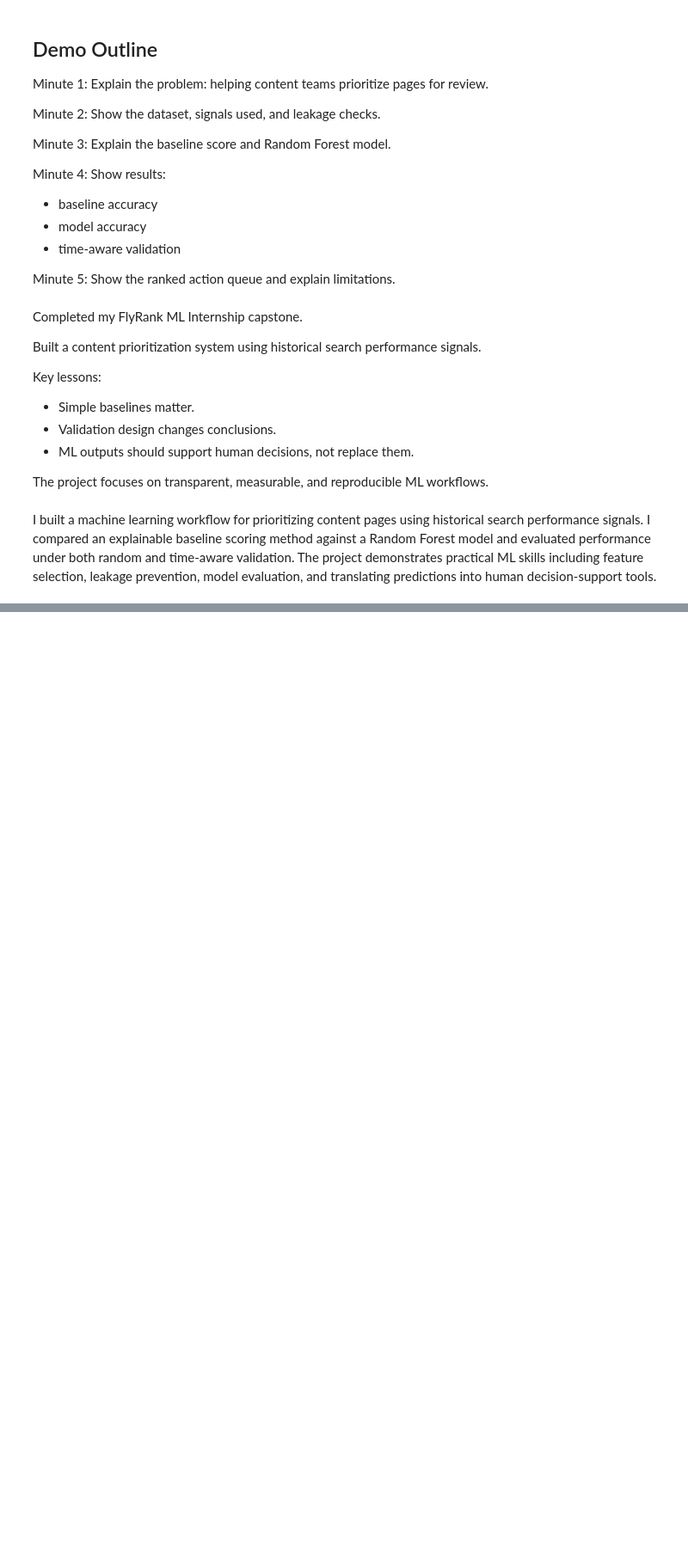
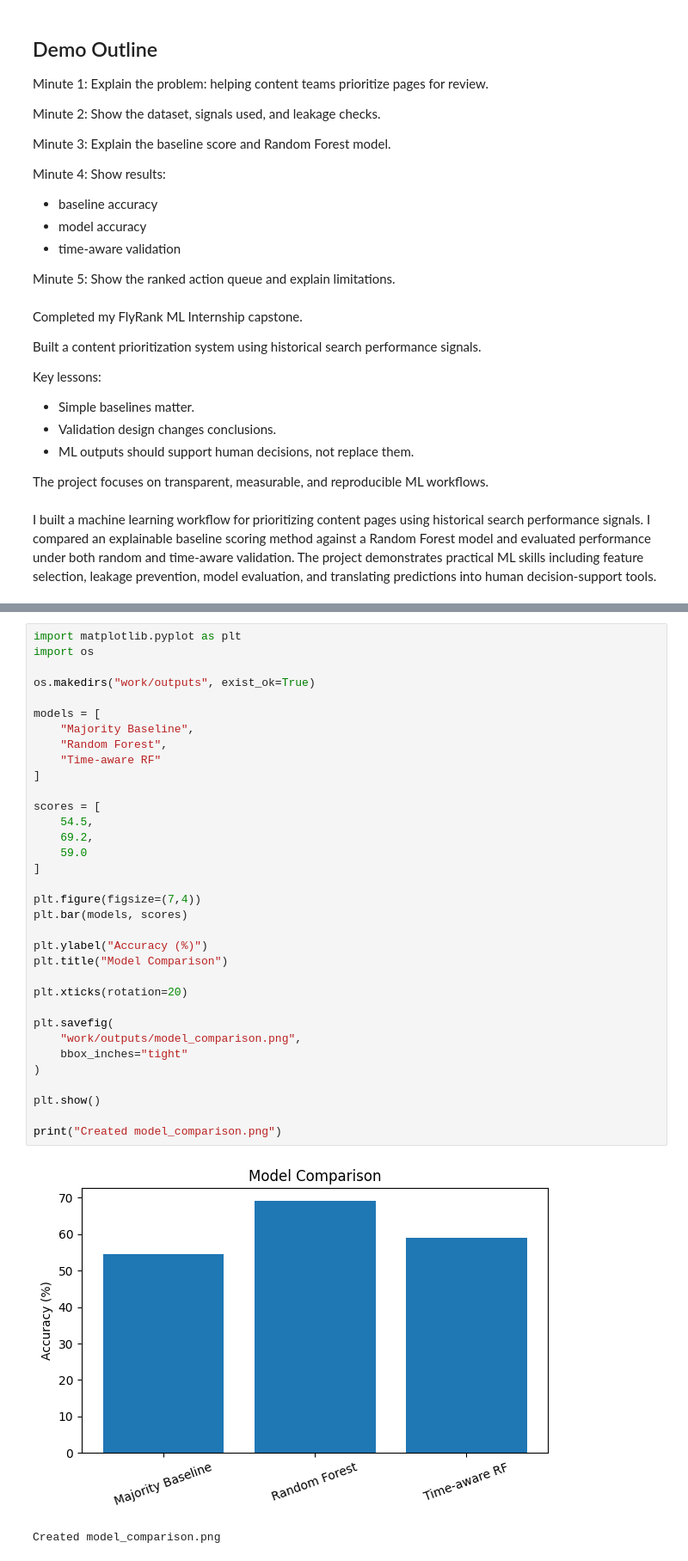
Before and after one commit to Ahmed-coder874/flyrank-ml-internship, a Jupyter notebook: work/notebooks/capstone.ipynb, the cells around one changed output, grey strips where cells are left out. Shown at 86% size. Cells and saved outputs as stored; diff of their text form; blank space fills up the shorter version.

```diff
--- a/work/notebooks/capstone.ipynb
+++ b/work/notebooks/capstone.ipynb
@@ -259,0 +481,37 @@ I built a machine learning workflow for prioritizing content pages using histori
+# %%
+import matplotlib.pyplot as plt
+import os
+
+os.makedirs("work/outputs", exist_ok=True)
+
+models = [
+    "Majority Baseline",
+    "Random Forest",
+    "Time-aware RF"
+]
+
+scores = [
+    54.5,
+    69.2,
+    59.0
+]
+
+plt.figure(figsize=(7,4))
+plt.bar(models, scores)
+
+plt.ylabel("Accuracy (%)")
+plt.title("Model Comparison")
+
+plt.xticks(rotation=20)
+
+plt.savefig(
+    "work/outputs/model_comparison.png",
+    bbox_inches="tight"
+)
+
+plt.show()
+
+print("Created model_comparison.png")
+# %% [output]
+[figure, added]
+Created model_comparison.png
```
Also changed, not shown: parts of 16 cells of this notebook.
